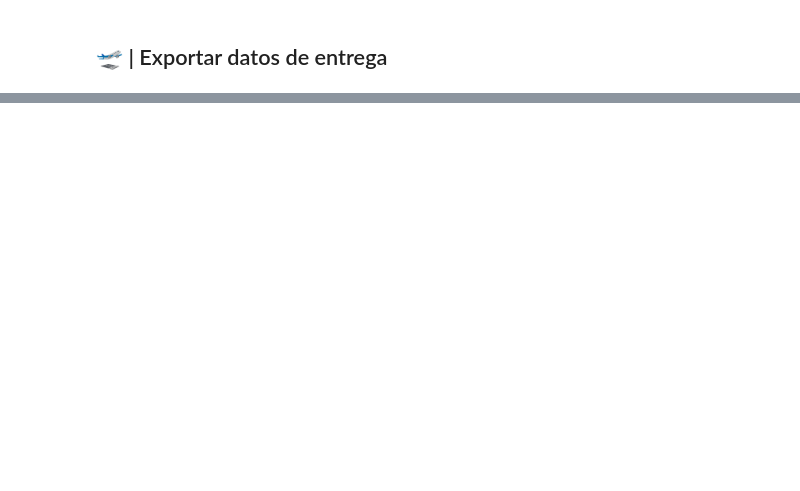
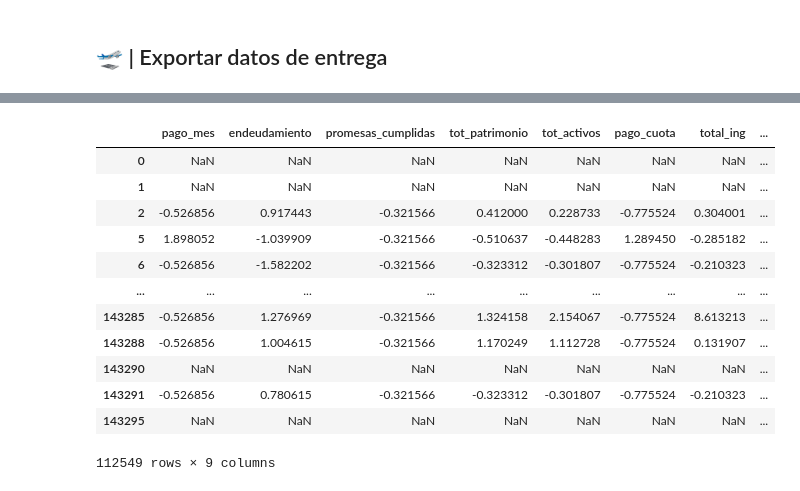
Before and after one commit to lasanchezgi/modelo_operaciones_pago, a Jupyter notebook: notebooks/04_generacion_predicciones.ipynb, the cells around one changed output, grey strips where cells are left out. Cells and saved outputs as stored; diff of their text form; code cells hidden in the pictures; blank space fills up the shorter version.

```diff
--- a/notebooks/04_generacion_predicciones.ipynb
+++ b/notebooks/04_generacion_predicciones.ipynb
@@ -152,0 +110,8 @@ df_submission_1.to_csv('../data/interim/submission_1.csv', encoding='utf-8', ind
+# %%
+df_input = pd.merge(
+    df_oot_ids,
+    df_test,
+    on=['nit_enmascarado', 'num_oblig_orig_enmascarado','num_oblig_enmascarado'],
+    how='left'
+)
+df_input
@@ -152,0 +132,4 @@ df_submission_1.to_csv('../data/interim/submission_1.csv', encoding='utf-8', ind
+# %%
+df_input_1 = df_input.copy()
+df_input_1 = df_input_1.drop_duplicates(subset=['nit_enmascarado', 'num_oblig_orig_enmascarado', 'num_oblig_enmascarado'], keep='first')
+df_input_1
@@ -152,0 +150,17 @@ df_submission_1.to_csv('../data/interim/submission_1.csv', encoding='utf-8', ind
+# %%
+X_new_1= df_input_1[columnas]
+X_new_1
+# %% [output]
+|  | pago_mes | endeudamiento | promesas_cumplidas | tot_patrimonio | tot_activos | pago_cuota | total_ing | ... |
+| 0 | NaN | NaN | NaN | NaN | NaN | NaN | NaN | ... |
+| 1 | NaN | NaN | NaN | NaN | NaN | NaN | NaN | ... |
+| 2 | -0.526856 | 0.917443 | -0.321566 | 0.412000 | 0.228733 | -0.775524 | 0.304001 | ... |
+| 5 | 1.898052 | -1.039909 | -0.321566 | -0.510637 | -0.448283 | 1.289450 | -0.285182 | ... |
+| 6 | -0.526856 | -1.582202 | -0.321566 | -0.323312 | -0.301807 | -0.775524 | -0.210323 | ... |
+| ... | ... | ... | ... | ... | ... | ... | ... | ... |
+| 143285 | -0.526856 | 1.276969 | -0.321566 | 1.324158 | 2.154067 | -0.775524 | 8.613213 | ... |
+| 143288 | -0.526856 | 1.004615 | -0.321566 | 1.170249 | 1.112728 | -0.775524 | 0.131907 | ... |
+| 143290 | NaN | NaN | NaN | NaN | NaN | NaN | NaN | ... |
+| 143291 | -0.526856 | 0.780615 | -0.321566 | -0.323312 | -0.301807 | -0.775524 | -0.210323 | ... |
+| 143295 | NaN | NaN | NaN | NaN | NaN | NaN | NaN | ... |
+112549 rows × 9 columns
```
Also changed, not shown: parts of 13 cells of this notebook, 1 other file.
